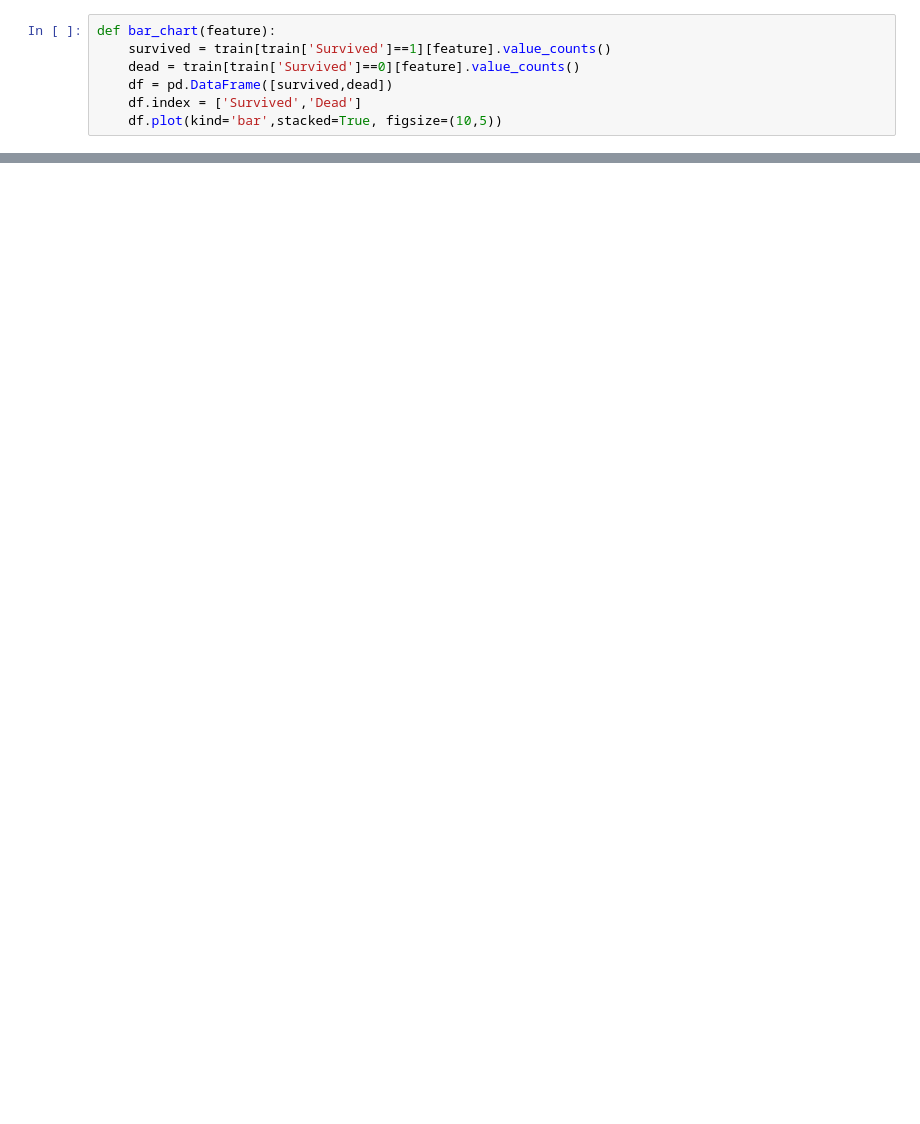
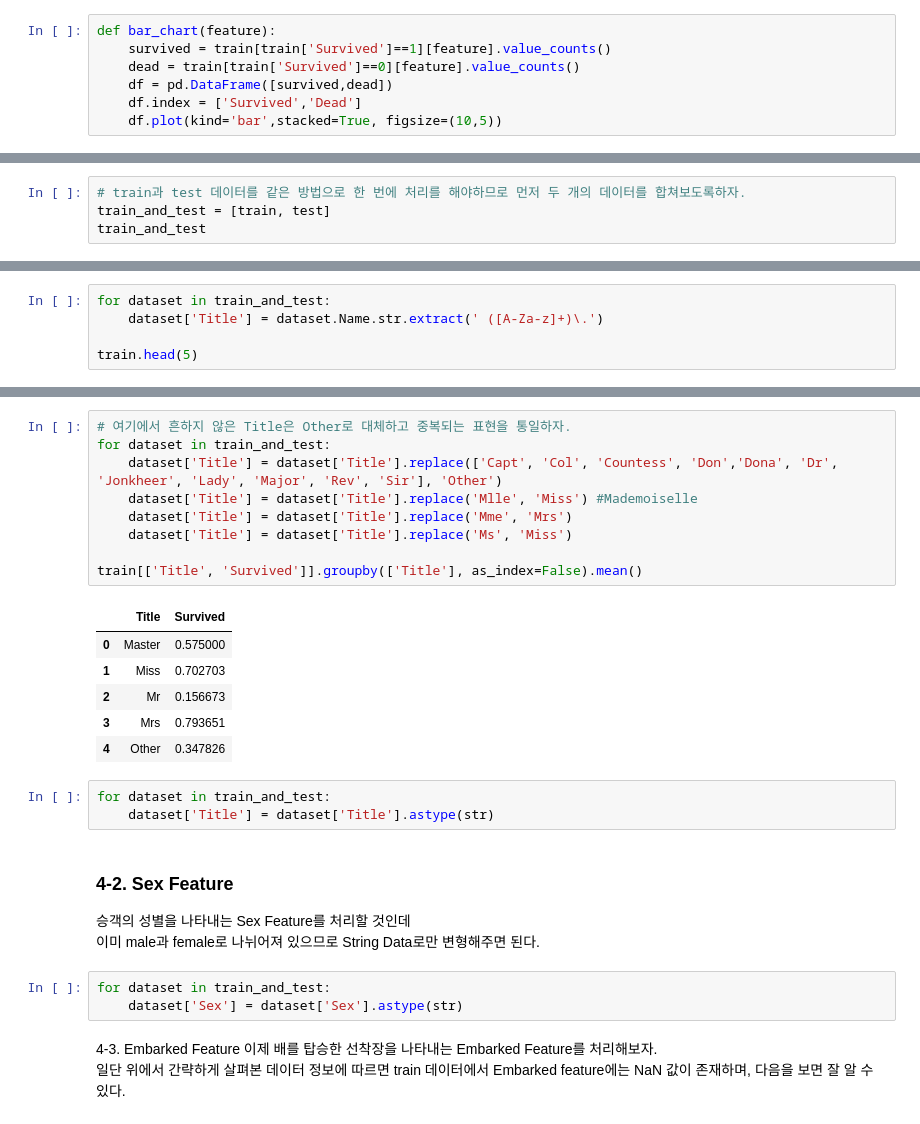
Before and after one commit to shirleypark0/data-analysis-visualization, a Jupyter notebook: Titanic/Titanic_challenge.ipynb, the cells around one changed output, grey strips where cells are left out. Drawn from its saved outputs; the diff is of its cells as text; blank space fills up the shorter version.

```diff
--- a/Titanic/Titanic_challenge.ipynb
+++ b/Titanic/Titanic_challenge.ipynb
@@ -103,0 +190,4 @@ bar_chart("Parch")
+# %%
+# train과 test 데이터를 같은 방법으로 한 번에 처리를 해야하므로 먼저 두 개의 데이터를 합쳐보도록하자.
+train_and_test = [train, test]
+train_and_test
@@ -103,0 +219,5 @@ bar_chart("Parch")
+# %%
+for dataset in train_and_test:
+    dataset['Title'] = dataset.Name.str.extract(' ([A-Za-z]+)\.')
+
+train.head(5)
@@ -103,0 +254,30 @@ bar_chart("Parch")
+# %%
+# 여기에서 흔하지 않은 Title은 Other로 대체하고 중복되는 표현을 통일하자.
+for dataset in train_and_test:
+    dataset['Title'] = dataset['Title'].replace(['Capt', 'Col', 'Countess', 'Don','Dona', 'Dr', 'Jonkheer', 'Lady', 'Major', 'Rev', 'Sir'], 'Other')
+    dataset['Title'] = dataset['Title'].replace('Mlle', 'Miss') #Mademoiselle
+    dataset['Title'] = dataset['Title'].replace('Mme', 'Mrs')
+    dataset['Title'] = dataset['Title'].replace('Ms', 'Miss')
+
+train[['Title', 'Survived']].groupby(['Title'], as_index=False).mean()
+# %% [output]
+|  | Title | Survived |
+| 0 | Master | 0.575000 |
+| 1 | Miss | 0.702703 |
+| 2 | Mr | 0.156673 |
+| 3 | Mrs | 0.793651 |
+| 4 | Other | 0.347826 |
+# %%
+for dataset in train_and_test:
+    dataset['Title'] = dataset['Title'].astype(str)
+# %% [markdown]
+### 4-2. Sex Feature
+승객의 성별을 나타내는 Sex Feature를 처리할 것인데
+이미 male과 female로 나뉘어져 있으므로 String Data로만 변형해주면 된다.
+# %%
+for dataset in train_and_test:
+    dataset['Sex'] = dataset['Sex'].astype(str)
+# %% [markdown]
+4-3. Embarked Feature
+이제 배를 탑승한 선착장을 나타내는 Embarked Feature를 처리해보자.
+일단 위에서 간략하게 살펴본 데이터 정보에 따르면 train 데이터에서 Embarked feature에는 NaN 값이 존재하며, 다음을 보면 잘 알 수 있다.
```
Also changed, not shown: parts of 48 cells of this notebook.
